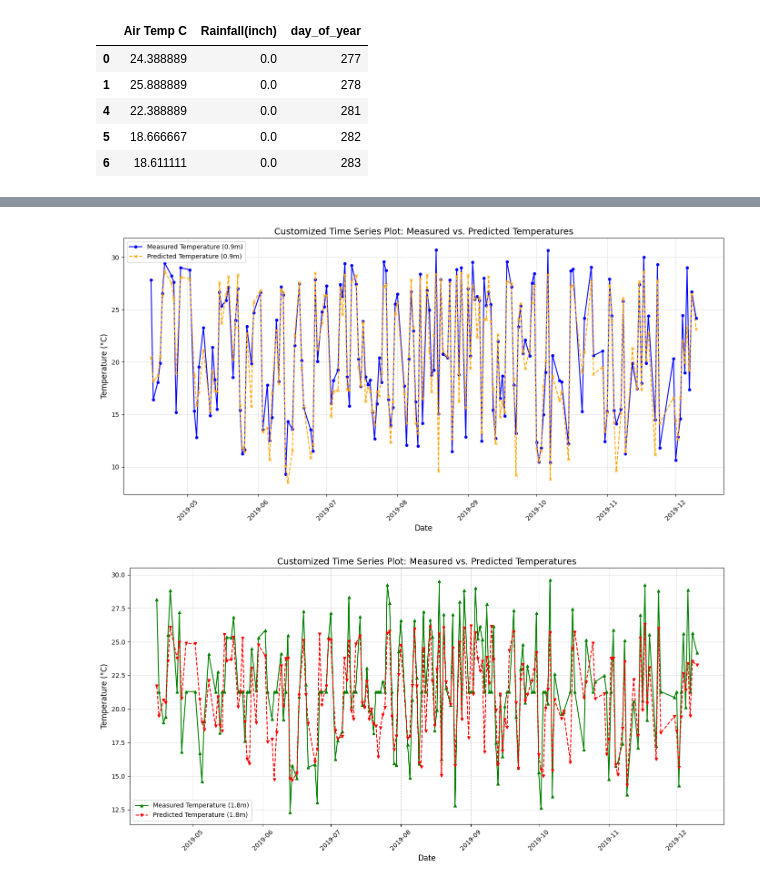
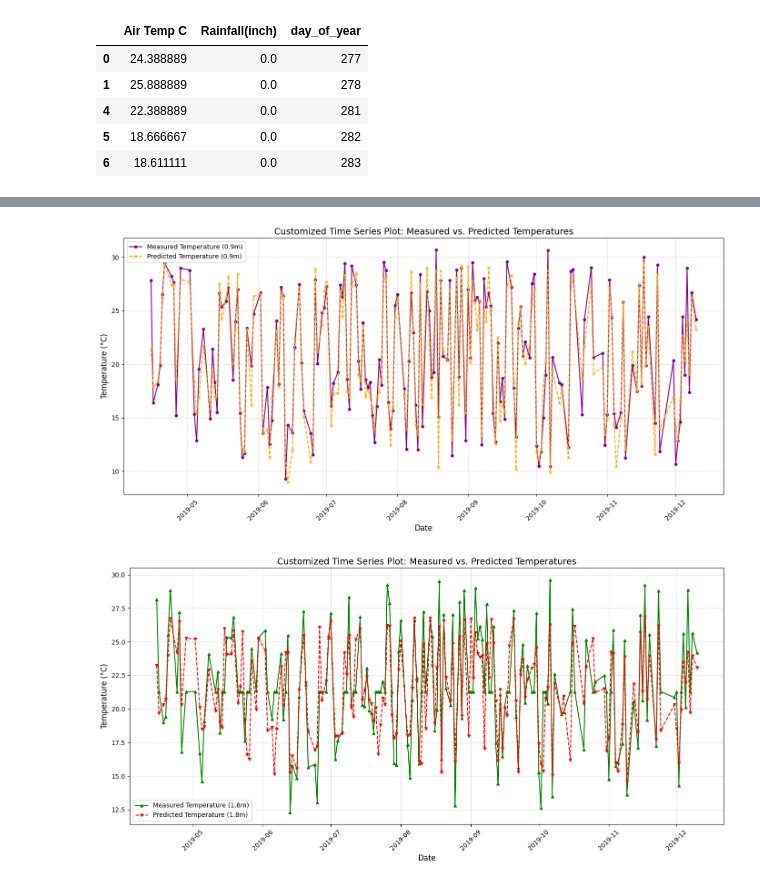
Before and after one commit to sandeepbandi924/PROJECTS, a Jupyter notebook: Temperature Prediction in Pavement Base and Subgrade Layers/temp3.ipynb, the cells around one changed output, grey strips where cells are left out. Cells and saved outputs as stored; diff of their text form; code cells hidden in the pictures.

```diff
--- a/Temperature Prediction in Pavement Base and Subgrade Layers/temp3.ipynb
+++ b/Temperature Prediction in Pavement Base and Subgrade Layers/temp3.ipynb
@@ -424,6 +424,6 @@ Model: "sequential_2"
  Trainable params: 2,402 (9.38 KB)
  Non-trainable params: 0 (0.00 B)
 # %%
-
-model.fit(X_train, y_train, epochs=70, batch_size=5, verbose=1)
+model.fit(X_train, y_train, epochs=100, batch_size=16, validation_split=0.2, verbose=2)
+# model.fit(X_train, y_train, epochs=70, batch_size=5, verbose=1)
 # %% [output]
@@ -547,30 +546,30 @@ data.head()
 # %%
 # Convert y_test and y_pred to NumPy arrays if they are not already
 y_test = np.array(y_test)
 y_pred = np.array(y_pred)
 
 # Customized Plot for Measured vs. Predicted Temperatures
 plt.figure(figsize=(14, 7))
 
 # Plotting Measured Temperatures
-plt.plot(data['Date'][-len(y_test):], y_test[:, 0], label='Measured Temperature (0.9m)', color='blue', linestyle='-', marker='o', markersize=4)
+plt.plot(data['Date'][-len(y_test):], y_test[:, 0], label='Measured Temperature (0.9m)', color='purple', linestyle='-', marker='o', markersize=4)
 # plt.plot(data['Date'][-len(y_test):], y_test[:, 1], label='Measured Temperature (1.8m)', color='green', linestyle='-', marker='^', markersize=4)
 
 # Plotting Predicted Temperatures
 plt.plot(data['Date'][-len(y_pred):], y_pred[:, 0], label='Predicted Temperature (0.9m)', color='orange', linestyle='--', marker='x', markersize=4)
 # plt.plot(data['Date'][-len(y_pred):], y_pred[:, 1], label='Predicted Temperature (1.8m)', color='red', linestyle='--', marker='v', markersize=4)
 
 # Customizing the plot
 plt.title('Customized Time Series Plot: Measured vs. Predicted Temperatures', fontsize=14)
 plt.xlabel('Date', fontsize=12)
 plt.ylabel('Temperature (°C)', fontsize=12)
 plt.xticks(rotation=45)
 plt.legend(fontsize=10)
 plt.grid(visible=True, linestyle='--', alpha=0.5)
 plt.tight_layout()  # Adjusts plot to ensure everything fits without overlapping
 plt.show()
 # %% [output]
-[figure, old version]
+[figure, new version]
 # %%
 # Customized Plot for Measured vs. Predicted Temperatures
 plt.figure(figsize=(14, 7))
@@ -591,4 +590,4 @@ plt.grid(visible=True, linestyle='--', alpha=0.5)
 plt.tight_layout()  # Adjusts plot to ensure everything fits without overlapping
 plt.show()
 # %% [output]
-[figure, old version]
+[figure, new version]
```
Also changed, not shown: parts of 11 cells of this notebook.
